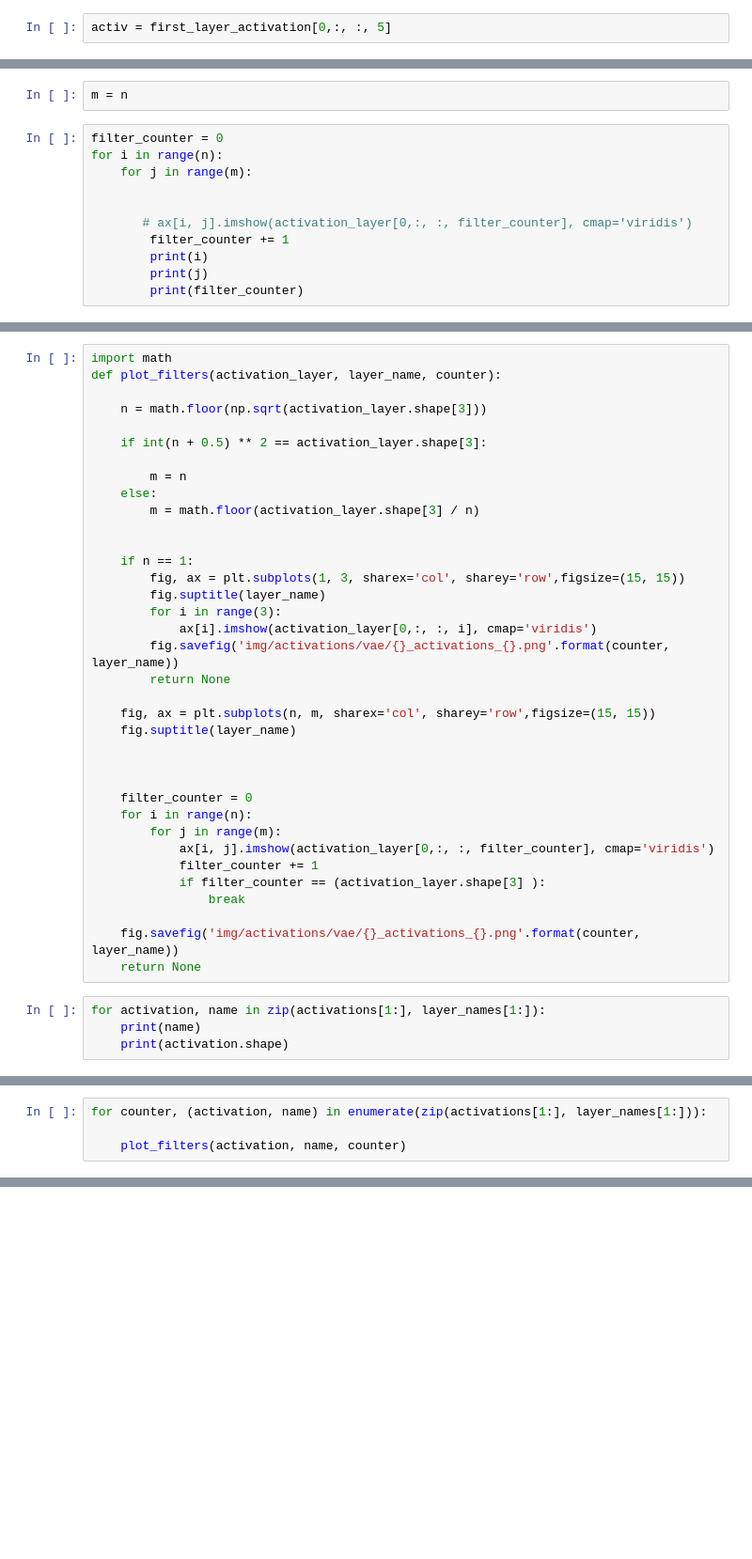
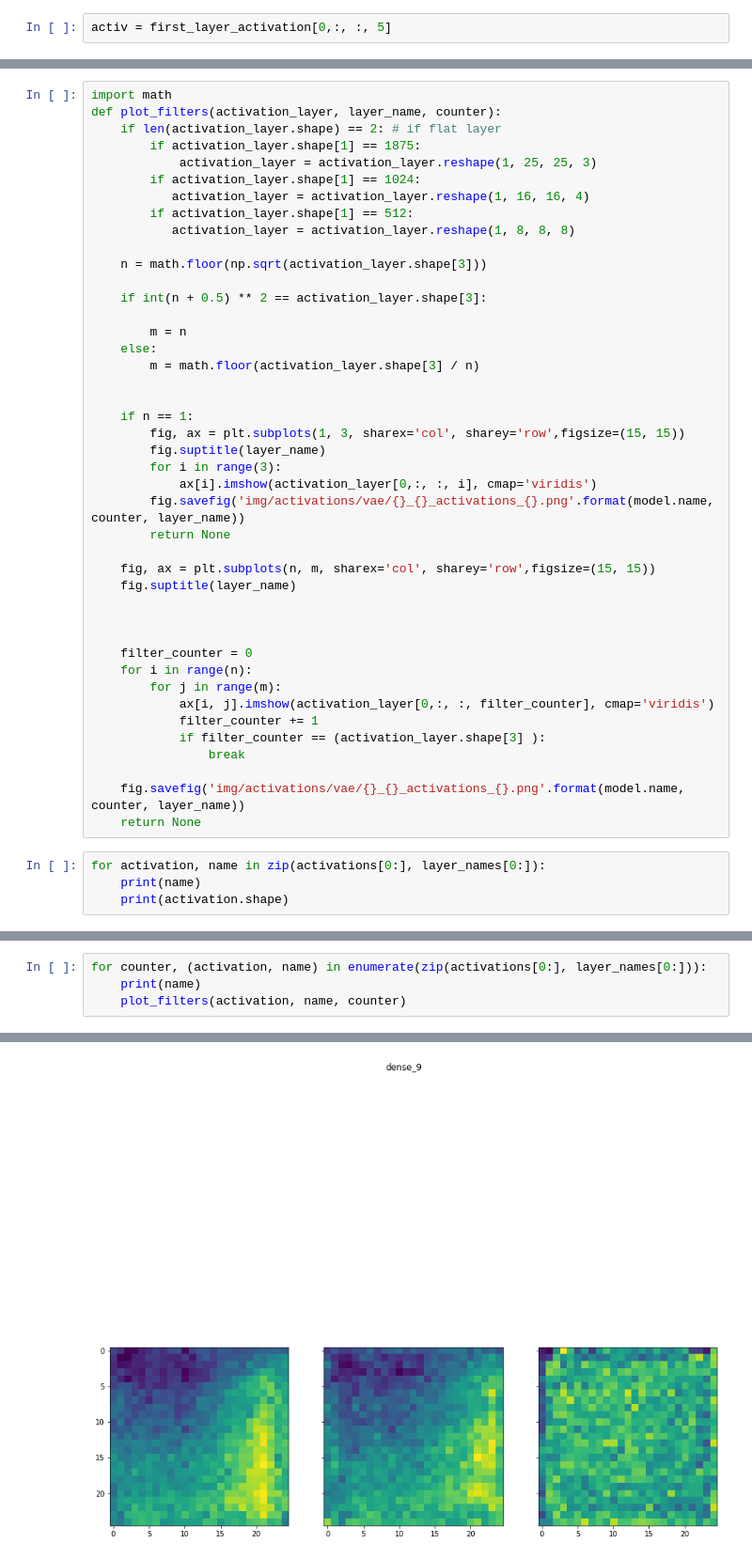
Before and after one commit to nderus/HistoDL, a Jupyter notebook: visualizing_activations_vae.ipynb, the cells around one changed output, grey strips where cells are left out. Shown at 94% size. Drawn from its saved outputs; the diff is of its cells as text; blank space fills up the shorter version.

Commit message:
visualize activations for vae

```diff
--- a/visualizing_activations_vae.ipynb
+++ b/visualizing_activations_vae.ipynb
@@ -168,13 +206,0 @@ int(n + 0.5) ** 2
-# %%
-m = n
-# %%
-filter_counter = 0
-for i in range(n):
-    for j in range(m):
-
-
-       # ax[i, j].imshow(activation_layer[0,:, :, filter_counter], cmap='viridis')
-        filter_counter += 1
-        print(i)
-        print(j)
-        print(filter_counter)
@@ -183,6 +207,13 @@ for i in range(n):
 # %%
 import math
 def plot_filters(activation_layer, layer_name, counter):
+    if len(activation_layer.shape) == 2: # if flat layer
+        if activation_layer.shape[1] == 1875:
+            activation_layer = activation_layer.reshape(1, 25, 25, 3)
+        if activation_layer.shape[1] == 1024:
+           activation_layer = activation_layer.reshape(1, 16, 16, 4)
+        if activation_layer.shape[1] == 512:
+           activation_layer = activation_layer.reshape(1, 8, 8, 8)
 
     n = math.floor(np.sqrt(activation_layer.shape[3]))
 
@@ -198,7 +229,7 @@ def plot_filters(activation_layer, layer_name, counter):
         fig.suptitle(layer_name)
         for i in range(3):
             ax[i].imshow(activation_layer[0,:, :, i], cmap='viridis')
-        fig.savefig('img/activations/vae/{}_activations_{}.png'.format(counter, layer_name))
+        fig.savefig('img/activations/vae/{}_{}_activations_{}.png'.format(model.name, counter, layer_name))
         return None
 
     fig, ax = plt.subplots(n, m, sharex='col', sharey='row',figsize=(15, 15))
@@ -214,9 +245,9 @@ def plot_filters(activation_layer, layer_name, counter):
             if filter_counter == (activation_layer.shape[3] ):
                 break
 
-    fig.savefig('img/activations/vae/{}_activations_{}.png'.format(counter, layer_name))
+    fig.savefig('img/activations/vae/{}_{}_activations_{}.png'.format(model.name, counter, layer_name))
     return None
 # %%
-for activation, name in zip(activations[1:], layer_names[1:]):
+for activation, name in zip(activations[0:], layer_names[0:]):
     print(name)
     print(activation.shape)
@@ -223,4 +275,5 @@ for activation, name in zip(activations[1:], layer_names[1:]):
 # %%
-for counter, (activation, name) in enumerate(zip(activations[1:], layer_names[1:])):
-
+for counter, (activation, name) in enumerate(zip(activations[0:], layer_names[0:])):
+    print(name)
     plot_filters(activation, name, counter)
+# %% [output]
@@ -226,0 +290 @@ for counter, (activation, name) in enumerate(zip(activations[1:], layer_names[1:
+[figure, added]
```
Also changed, not shown: parts of 25 cells of this notebook, 4 other files.
